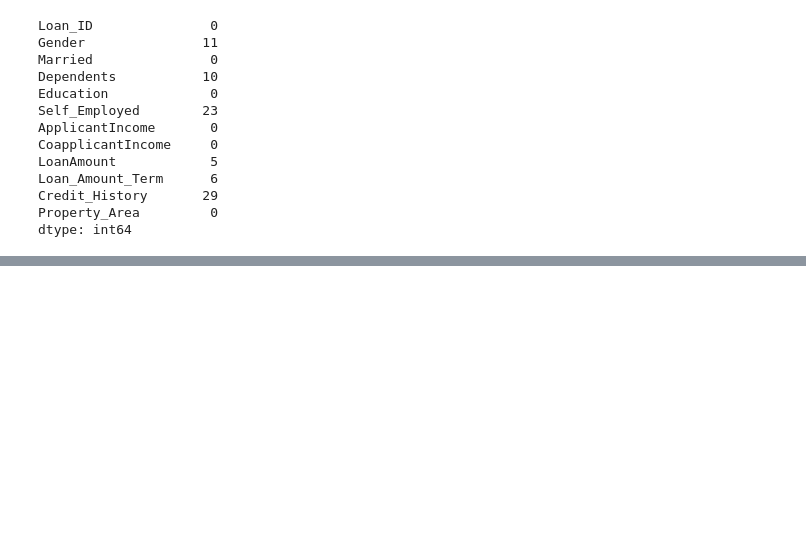
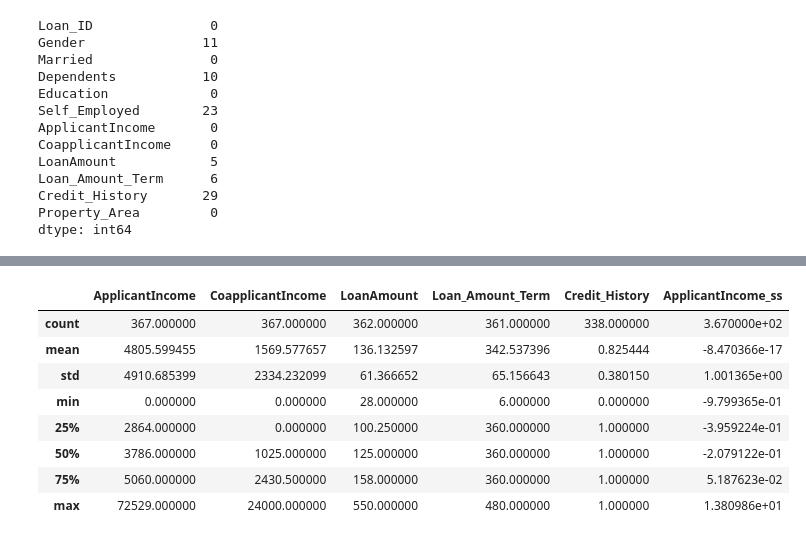
Before and after one commit to Hridayansh018/ML_Basics, a Jupyter notebook: file2.ipynb, the cells around one changed output, grey strips where cells are left out. Saved outputs shown, nothing was run; the diff lists cells and outputs as text; code cells hidden in the pictures; blank space fills up the shorter version.

```diff
--- a/file2.ipynb
+++ b/file2.ipynb
@@ -37,0 +71,12 @@ dtype: int64
+# %%
+dataset.describe()
+# %% [output]
+|  | ApplicantIncome | CoapplicantIncome | LoanAmount | Loan_Amount_Term | Credit_History | ApplicantIncome_ss |
+| count | 367.000000 | 367.000000 | 362.000000 | 361.000000 | 338.000000 | 3.670000e+02 |
+| mean | 4805.599455 | 1569.577657 | 136.132597 | 342.537396 | 0.825444 | -8.470366e-17 |
+| std | 4910.685399 | 2334.232099 | 61.366652 | 65.156643 | 0.380150 | 1.001365e+00 |
+| min | 0.000000 | 0.000000 | 28.000000 | 6.000000 | 0.000000 | -9.799365e-01 |
+| 25% | 2864.000000 | 0.000000 | 100.250000 | 360.000000 | 1.000000 | -3.959224e-01 |
+| 50% | 3786.000000 | 1025.000000 | 125.000000 | 360.000000 | 1.000000 | -2.079122e-01 |
+| 75% | 5060.000000 | 2430.500000 | 158.000000 | 360.000000 | 1.000000 | 5.187623e-02 |
+| max | 72529.000000 | 24000.000000 | 550.000000 | 480.000000 | 1.000000 | 1.380986e+01 |
```
Also changed, not shown: parts of 8 cells of this notebook.
